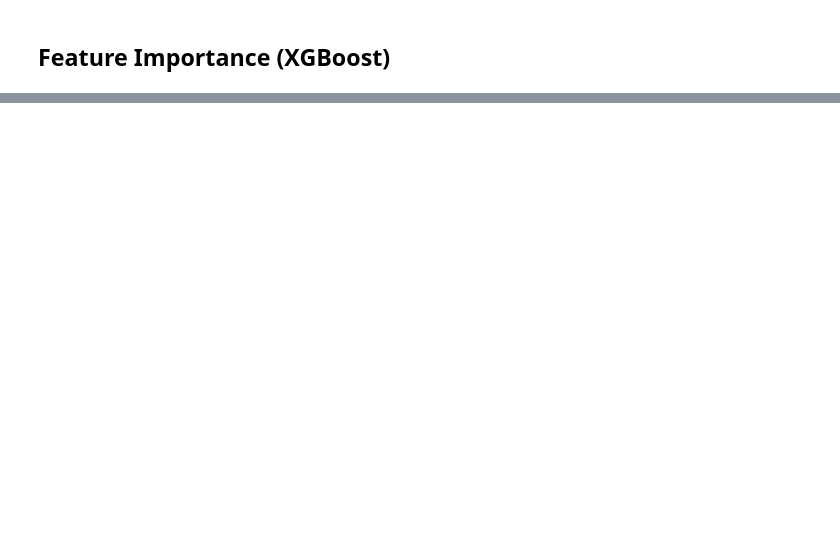
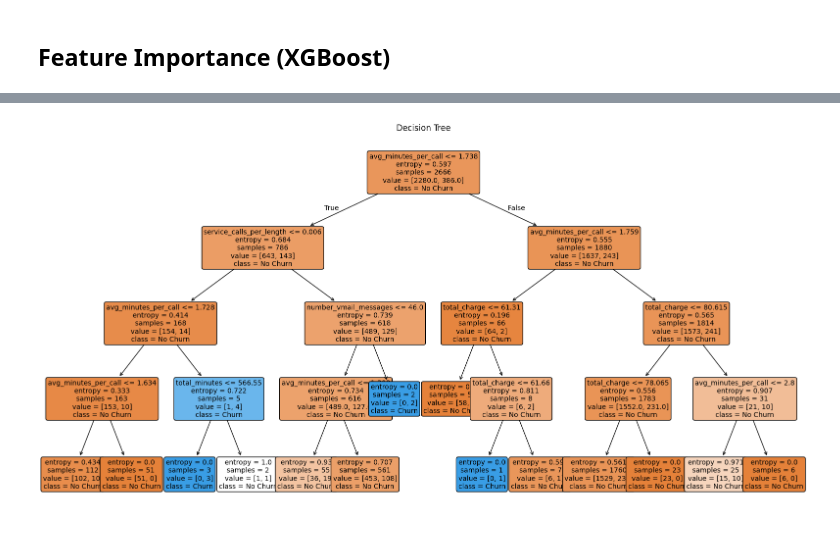
Before and after one commit to hanifa331/customer-churn, a Jupyter notebook: studenth.ipynb, the cells around one changed output, grey strips where cells are left out. Drawn from its saved outputs; the diff is of its cells as text; code cells hidden in the pictures; blank space fills up the shorter version.

```diff
--- a/studenth.ipynb
+++ b/studenth.ipynb
@@ -1143,0 +796,9 @@ Iteration 900: Cost = 0.2732
+# %%
+X_test_encoded = encoder.transform(X_test[categorical_cols])
+X_train_final = np.hstack((X_train[numeric_cols].values, X_train_encoded))
+X_test_final = np.hstack((X_test[numeric_cols].values, X_test_encoded))
+# %%
+model = LogisticRegression()
+model.fit(X_train_final, y_train)
+y_pred = model.predict(X_test_final)
+print("Logistic Regression Classification Report:\n", classification_report(y_test, y_pred))
@@ -1143,0 +845,15 @@ Iteration 900: Cost = 0.2732
+# %%
+# Create Decision Tree pipeline with SMOTE
+pipeline = ImbPipeline([
+    ('preprocessor', preprocessor),
+    ('smote', SMOTE(random_state=42)),
+    ('classifier', DecisionTreeClassifier(random_state=42))
+])
+
+# Train model
+pipeline.fit(X_train, y_train)
+
+# Predict using default threshold 0.5
+y_pred = pipeline.predict(X_test)
+print("Classification Report (threshold=0.5):\n")
+print(classification_report(y_test, y_pred))
@@ -1143,0 +936,21 @@ Iteration 900: Cost = 0.2732
+# %%
+from sklearn.tree import DecisionTreeClassifier, plot_tree
+model = DecisionTreeClassifier(max_depth=5)
+model = DecisionTreeClassifier(min_samples_split=10, min_samples_leaf=5)
+model = DecisionTreeClassifier(max_features='sqrt')
+# Train a Decision Tree using entropy
+dt_entropy = DecisionTreeClassifier(criterion='entropy', max_depth=4, random_state=42)
+dt_entropy.fit(X_train_final, y_train)
+
+# Plot the tree
+plt.figure(figsize=(20, 10))
+plot_tree(dt_entropy,
+          feature_names=feature_names,
+          class_names=['No Churn', 'Churn'],
+          filled=True,
+          rounded=True,
+          fontsize=10)
+plt.title("Decision Tree")
+plt.show()
+# %% [output]
+[figure, added]
```
Also changed, not shown: parts of 50 cells of this notebook.
